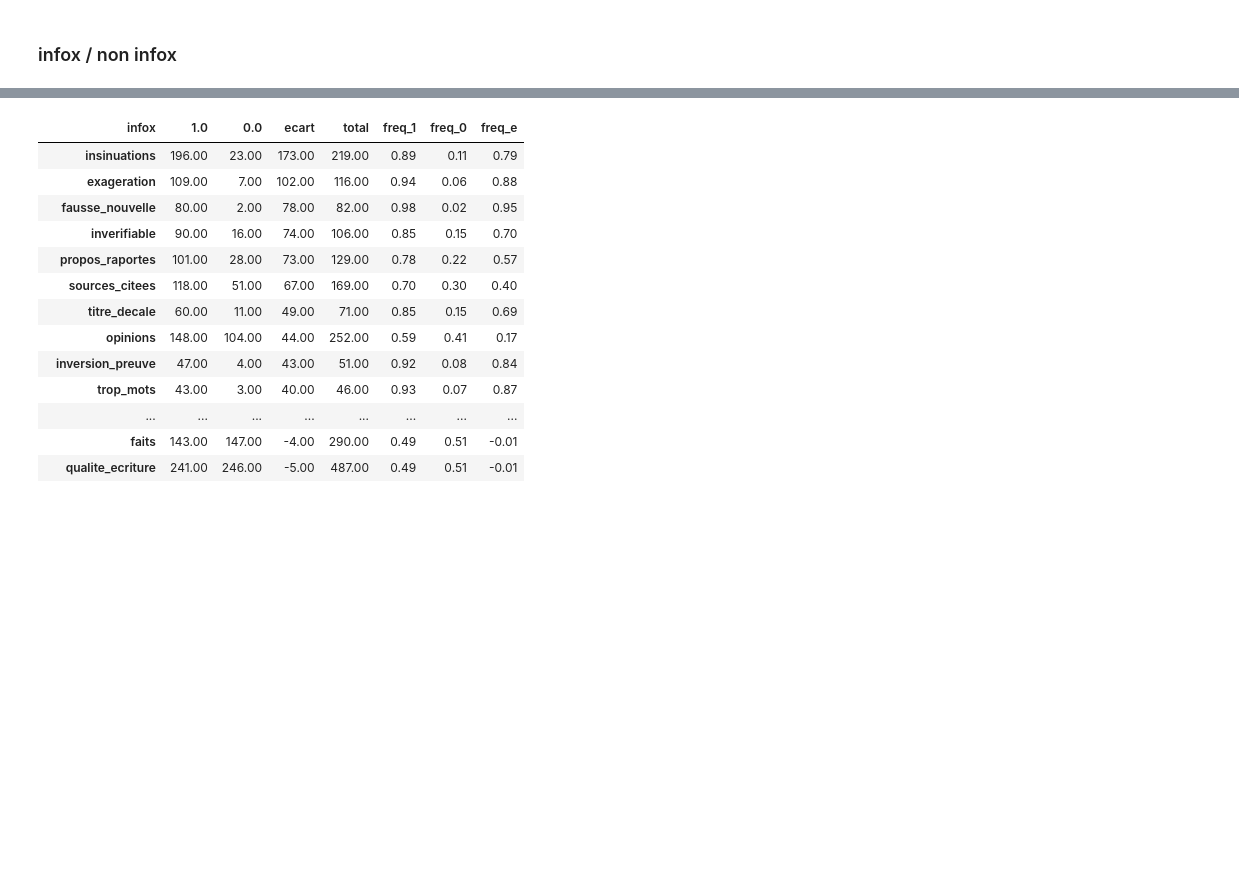
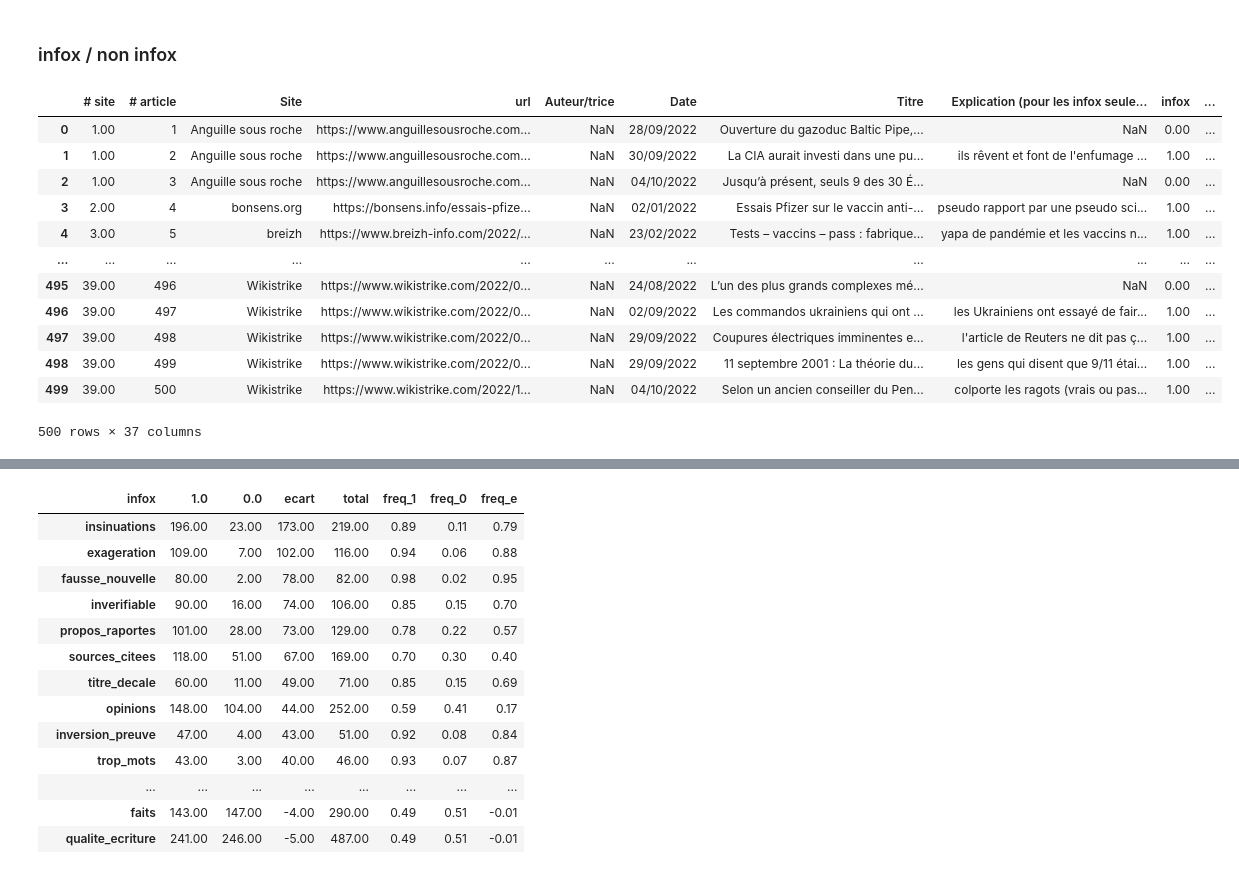
Before and after one commit to fmaine/notebooks, a Jupyter notebook: Experiences/221023-RecueilGraphs.ipynb, the cells around one changed output, grey strips where cells are left out. Cells and saved outputs as stored; diff of their text form; code cells hidden in the pictures; blank space fills up the shorter version.

```diff
--- a/Experiences/221023-RecueilGraphs.ipynb
+++ b/Experiences/221023-RecueilGraphs.ipynb
@@ -154,4 +168,20 @@ plot = sns.displot(data=df_plot, y='site',height=9, aspect=4/3)
 [figure]
 # %% [markdown]
 ### infox / non infox
+# %%
+df_plot
+# %% [output]
+|  | # site | # article | Site | url | Auteur/trice | Date | Titre | Explication (pour les infox seule... | infox | ... |
+| 0 | 1.00 | 1 | Anguille sous roche | https://www.anguillesousroche.com... | NaN | 28/09/2022 | Ouverture du gazoduc Baltic Pipe,... | NaN | 0.00 | ... |
+| 1 | 1.00 | 2 | Anguille sous roche | https://www.anguillesousroche.com... | NaN | 30/09/2022 | La CIA aurait investi dans une pu... | ils rêvent et font de l'enfumage ... | 1.00 | ... |
+| 2 | 1.00 | 3 | Anguille sous roche | https://www.anguillesousroche.com... | NaN | 04/10/2022 | Jusqu’à présent, seuls 9 des 30 É... | NaN | 0.00 | ... |
+| 3 | 2.00 | 4 | bonsens.org | https://bonsens.info/essais-pfize... | NaN | 02/01/2022 | Essais Pfizer sur le vaccin anti-... | pseudo rapport par une pseudo sci... | 1.00 | ... |
+| 4 | 3.00 | 5 | breizh | https://www.breizh-info.com/2022/... | NaN | 23/02/2022 | Tests – vaccins – pass : fabrique... | yapa de pandémie et les vaccins n... | 1.00 | ... |
+| ... | ... | ... | ... | ... | ... | ... | ... | ... | ... | ... |
+| 495 | 39.00 | 496 | Wikistrike | https://www.wikistrike.com/2022/0... | NaN | 24/08/2022 | L’un des plus grands complexes mé... | NaN | 0.00 | ... |
+| 496 | 39.00 | 497 | Wikistrike | https://www.wikistrike.com/2022/0... | NaN | 02/09/2022 | Les commandos ukrainiens qui ont ... | les Ukrainiens ont essayé de fair... | 1.00 | ... |
+| 497 | 39.00 | 498 | Wikistrike | https://www.wikistrike.com/2022/0... | NaN | 29/09/2022 | Coupures électriques imminentes e... | l'article de Reuters ne dit pas ç... | 1.00 | ... |
+| 498 | 39.00 | 499 | Wikistrike | https://www.wikistrike.com/2022/0... | NaN | 29/09/2022 | 11 septembre 2001 : La théorie du... | les gens qui disent que 9/11 étai... | 1.00 | ... |
+| 499 | 39.00 | 500 | Wikistrike | https://www.wikistrike.com/2022/1... | NaN | 04/10/2022 | Selon un ancien conseiller du Pen... | colporte les ragots (vrais ou pas... | 1.00 | ... |
+500 rows × 37 columns
 # %%
```
Also changed, not shown: parts of 11 cells of this notebook, 3 other files.
